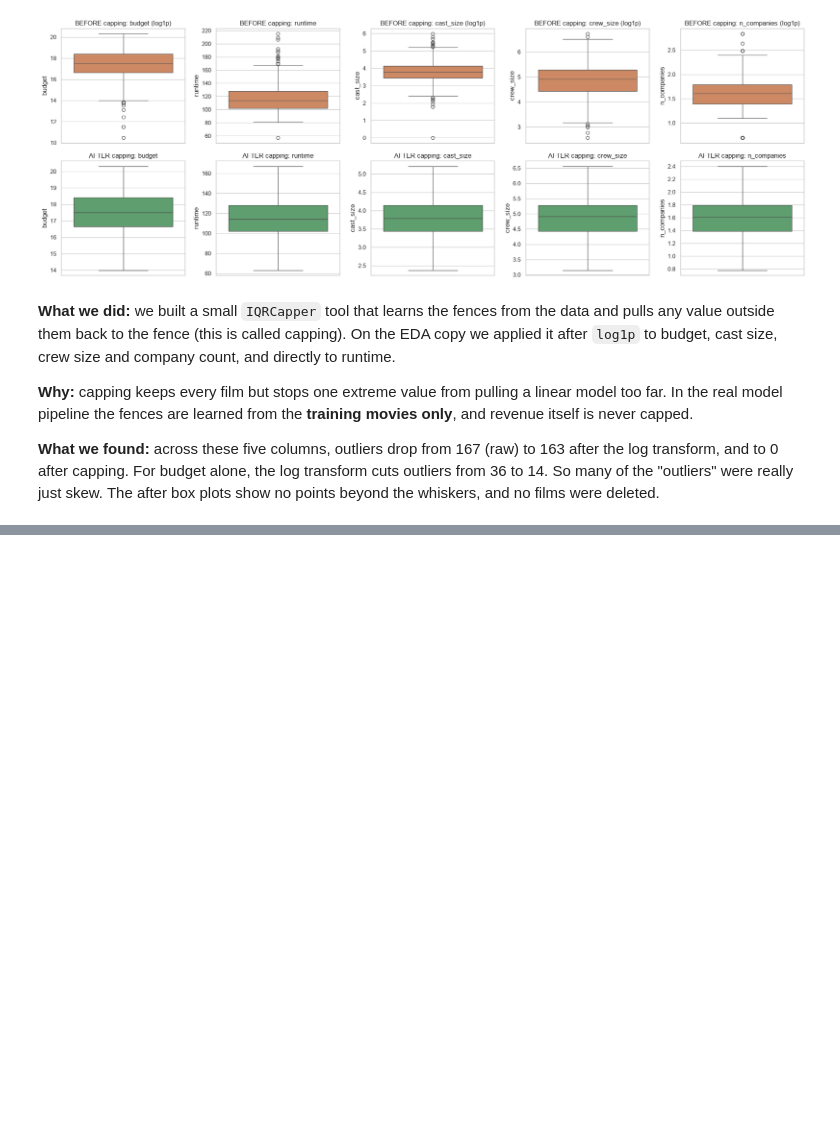
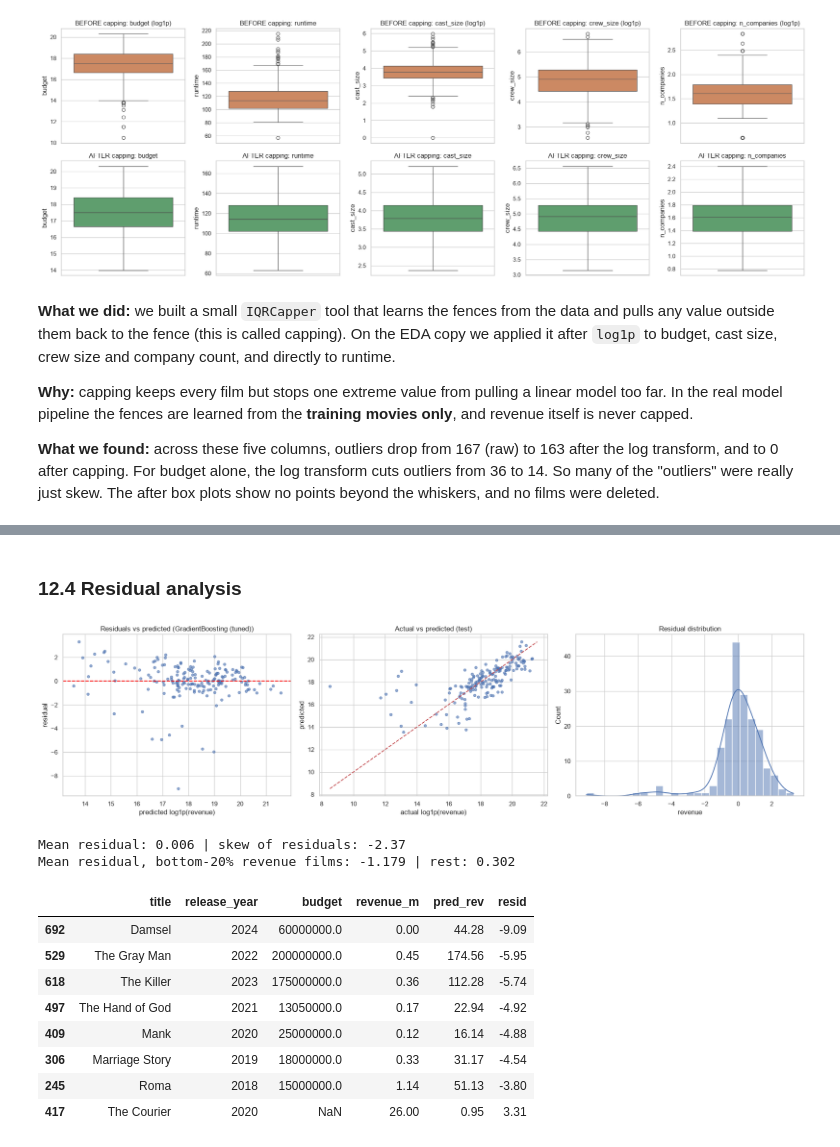
Before and after one commit to eshaimran13052006/tmdb-movie-revenue, a Jupyter notebook: 02_EDA_Modelling.ipynb, the cells around one changed output, grey strips where cells are left out. Drawn from its saved outputs; the diff is of its cells as text; code cells hidden in the pictures; blank space fills up the shorter version.

Commit message:
Add modelling and evaluation

```diff
--- a/02_EDA_Modelling.ipynb
+++ b/02_EDA_Modelling.ipynb
@@ -529,0 +869,13 @@ R.update(out_bud_log=int(cmp_out.loc["budget", "after_log1p"]), out_run_raw=int(
+# %%
+cv_rows = []
+for name, m in MODELS.items():
+    s = cross_validate(full_pipe(m, FINAL_FEATURES), X_train, y_train, cv=cv5,
+                       scoring={"r2": "r2", "mae": "neg_mean_absolute_error", "rmse": "neg_root_mean_squared_error"})
+    cv_rows.append({"model": name, "R2 mean": s["test_r2"].mean(), "R2 std": s["test_r2"].std(),
+                    "MAE_log mean": -s["test_mae"].mean(), "RMSE_log mean": -s["test_rmse"].mean(),
+                    "fold R2": np.round(s["test_r2"], 3).tolist()})
+cv_tbl = pd.DataFrame(cv_rows).set_index("model")
+display(cv_tbl.round(4))
+for n in MODELS:
+    R[f"{n}_cv_mean"], R[f"{n}_cv_std"] = cv_tbl.loc[n, "R2 mean"], cv_tbl.loc[n, "R2 std"]
+R.update(cv_best=cv_tbl["R2 mean"].idxmax(), cv_most_stable=cv_tbl["R2 std"].idxmin())
@@ -529,0 +936,12 @@ R.update(out_bud_log=int(cmp_out.loc["budget", "after_log1p"]), out_run_raw=int(
+# %%
+cands = {n: r2_score(y_test, p.predict(X_test)) for n, p in fitted.items()}
+cv_scores = {**{n: R[f"{n}_cv_mean"] for n in MODELS}, "GradientBoosting (tuned)": search.best_score_}
+pick = pd.DataFrame({"test R2 (log)": cands, "CV R2 (train)": cv_scores}).sort_values("test R2 (log)", ascending=False)
+display(pick.round(4))
+FINAL_NAME = pick.index[0]
+final_model = fitted[FINAL_NAME]
+print("FINAL MODEL:", FINAL_NAME)
+fm = metrics(y_test, final_model.predict(X_test))
+R.update(final_name=FINAL_NAME, final_te_r2=pick.iloc[0, 0], final_cv=pick.iloc[0, 1], final_maelog=fm["MAE_log"], final_r2d=fm["R2_$"],
+         final_mae=fm["MAE_$m"], cv_top=pick["CV R2 (train)"].idxmax(), cv_top_v=pick["CV R2 (train)"].max(),
+         cv_top_test=pick.loc[pick["CV R2 (train)"].idxmax(), "test R2 (log)"])
@@ -529,0 +961,33 @@ R.update(out_bud_log=int(cmp_out.loc["budget", "after_log1p"]), out_run_raw=int(
+# %% [markdown]
+### 12.4 Residual analysis
+# %%
+pred = final_model.predict(X_test)
+resid = y_test - pred
+fig, axes = plt.subplots(1, 3, figsize=(19, 5))
+axes[0].scatter(pred, resid, alpha=0.6, s=20); axes[0].axhline(0, color="red", ls="--")
+axes[0].set_xlabel("predicted log1p(revenue)"); axes[0].set_ylabel("residual"); axes[0].set_title(f"Residuals vs predicted ({FINAL_NAME})")
+lims = [min(y_test.min(), pred.min()), max(y_test.max(), pred.max())]
+axes[1].scatter(y_test, pred, alpha=0.6, s=20); axes[1].plot(lims, lims, "r--")
+axes[1].set_xlabel("actual log1p(revenue)"); axes[1].set_ylabel("predicted"); axes[1].set_title("Actual vs predicted (test)")
+sns.histplot(resid, kde=True, ax=axes[2]); axes[2].set_title("Residual distribution")
+save_fig("p2_08_residuals.png")
+low = y_test < y_test.quantile(0.2)
+print(f"Mean residual: {resid.mean():.3f} | skew of residuals: {resid.skew():.2f}")
+print(f"Mean residual, bottom-20% revenue films: {resid[low].mean():.3f} | rest: {resid[~low].mean():.3f}")
+worst = base.loc[X_test.index].assign(pred_rev=np.expm1(pred)/1e6, revenue_m=base.loc[X_test.index, "revenue"]/1e6, resid=resid)
+display(worst.reindex(worst["resid"].abs().sort_values(ascending=False).index)[["title", "release_year", "budget", "revenue_m", "pred_rev", "resid"]].head(8).round(2))
+R.update(resid_mean=resid.mean(), resid_skew=resid.skew(), resid_low=resid[low].mean(), resid_rest=resid[~low].mean(),
+         worst_title=worst.loc[resid.abs().idxmax(), "title"], worst_rev=float(base.loc[resid.abs().idxmax(), "revenue"]), worst_resid=resid.loc[resid.abs().idxmax()])
+# %% [output]
+[figure, added]
+Mean residual: 0.006 | skew of residuals: -2.37
+Mean residual, bottom-20% revenue films: -1.179 | rest: 0.302
+|  | title | release_year | budget | revenue_m | pred_rev | resid |
+| 692 | Damsel | 2024 | 60000000.0 | 0.00 | 44.28 | -9.09 |
+| 529 | The Gray Man | 2022 | 200000000.0 | 0.45 | 174.56 | -5.95 |
+| 618 | The Killer | 2023 | 175000000.0 | 0.36 | 112.28 | -5.74 |
+| 497 | The Hand of God | 2021 | 13050000.0 | 0.17 | 22.94 | -4.92 |
+| 409 | Mank | 2020 | 25000000.0 | 0.12 | 16.14 | -4.88 |
+| 306 | Marriage Story | 2019 | 18000000.0 | 0.33 | 31.17 | -4.54 |
+| 245 | Roma | 2018 | 15000000.0 | 1.14 | 51.13 | -3.80 |
+| 417 | The Courier | 2020 | NaN | 26.00 | 0.95 | 3.31 |
```
Also changed, not shown: parts of 53 cells of this notebook.
